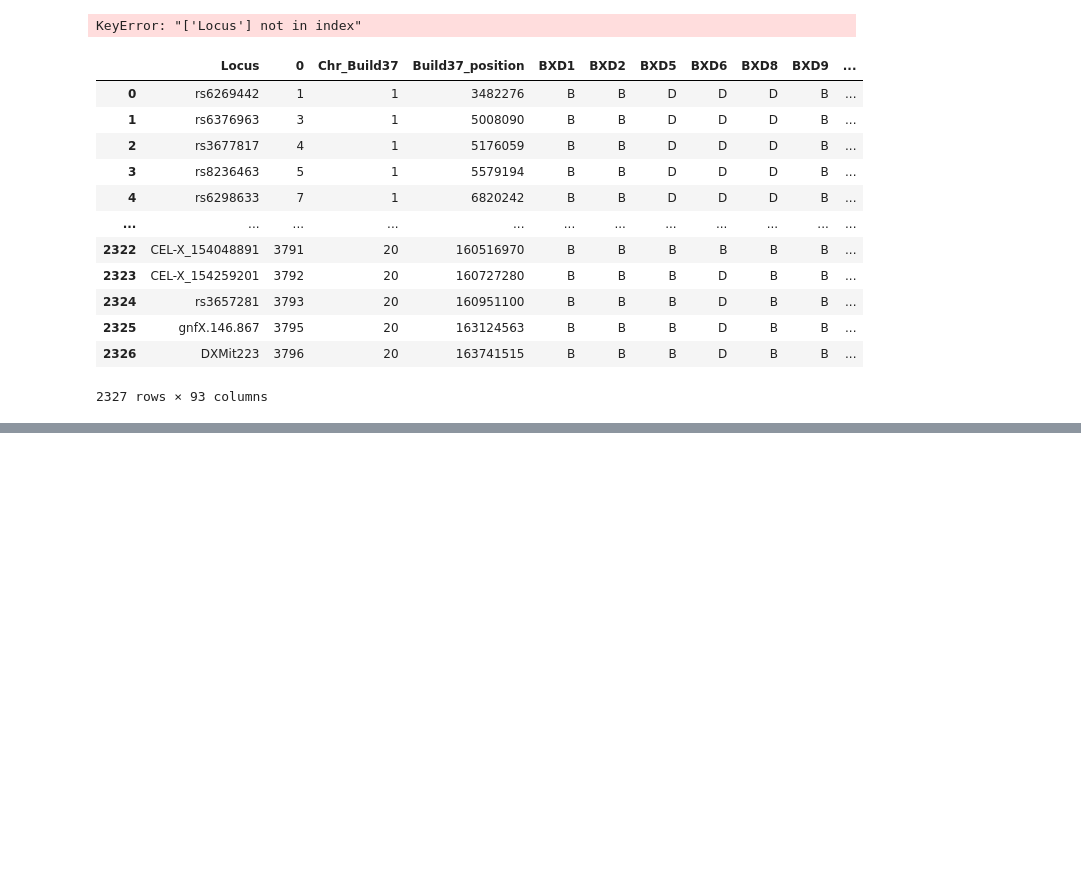
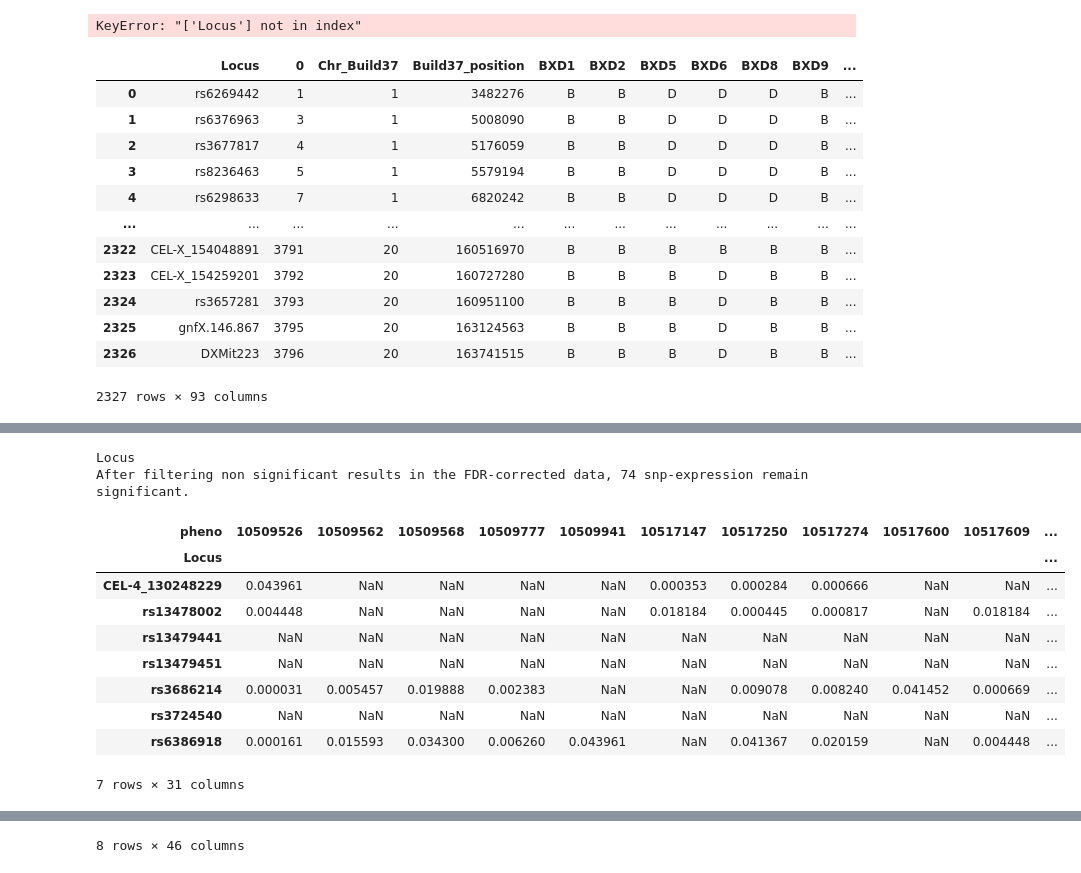
Before and after one commit to guyshur/system_genetics, a Jupyter notebook: drors_work.ipynb, the cells around one changed output, grey strips where cells are left out. Saved outputs shown, nothing was run; the diff lists cells and outputs as text; code cells hidden in the pictures; blank space fills up the shorter version.

```diff
--- a/drors_work.ipynb
+++ b/drors_work.ipynb
@@ -362,0 +425,12 @@ def regress(x, y):
+# %%
+
+qtl_fdr = qtl.copy()
+multiple_test_correction(qtl_fdr)
+
+is_significant = qtl_fdr <= 0.05
+
+reduced_qtl = qtl_fdr[is_significant].dropna(axis = 1, how='all').dropna(axis = 0, how='all')
+num_significant_qtls = reduced_qtl.notna().sum().sum()
+
+print(f"After filtering non significant QTLs in the FDR-corrected data, {num_significant_qtls} snp-traits remain significant.")
+display(reduced_qtl)
@@ -362,0 +461,67 @@ def regress(x, y):
+# %%
+# Get indices of significant locis
+sig_qtl_snps = list(reduced_qtl.index)
+
+# Refilter eqtl data, based on these loci
+non_fdr_hypo_eqtl = pd.read_pickle('/Users/d_private/_git/system_genetics/bin/hypothalamus_eqtl.pkl')
+non_fdr_liver_eqtl = pd.read_pickle('/Users/d_private/_git/system_genetics/bin/liver_eqtl.pkl')
+
+
+
+
+# display(non_fdr_hypo_eqtl.loc[sig_qtl_snps, :])
+
+qtl_filt_hypo_eqtl = non_fdr_hypo_eqtl.loc[sig_qtl_snps, :]
+qtl_filt_liver_eqtl = non_fdr_liver_eqtl.loc[sig_qtl_snps, :]
+
+
+# FDR analysis
+# Hypothalamus eqtl data
+qtl_eqtl_hypo_fdr_corrected = fdr_analysis(qtl_filt_hypo_eqtl)
+is_significant = qtl_eqtl_hypo_fdr_corrected <= 0.05
+
+res = qtl_eqtl_hypo_fdr_corrected[is_significant].dropna(axis = 1, how='all').dropna(axis = 0, how='all')
+num_sig_hypo = res.notna().sum().sum()
+
+print(f"After filtering non significant eqtls, {num_sig} snp-expression remain significant.")
+display(res)
+
+# Liver eqtl data
+qtl_eqtl_liver_fdr_corrected = fdr_analysis(qtl_filt_liver_eqtl)
+is_significant = qtl_eqtl_liver_fdr_corrected <= 0.05
+
+res = qtl_eqtl_liver_fdr_corrected[is_significant].dropna(axis = 1, how='all').dropna(axis = 0, how='all')
+num_sig_liver = res.notna().sum().sum()
+print(f"After filtering non significant results in the FDR-corrected data, {num_sig} snp-expression remain significant.")
+display(res)
+
+
+
+# multiple_test_correction(qtl_filt_hypo_eqtl)
+# hypothalamus_significant: pd.DataFrame = qtl_filt_hypo_eqtl <= 0.05
+
+# print('number of hypothalamus eQTLs: {}'.format(hypothalamus_significant.stack().value_counts()[True]))
+# filter_genes_without_associations(qtl_filt_hypo_eqtl, hypothalamus_significant)
+# num_of_significant_genes = num_significant_genes_per_snp(qtl_filt_hypo_eqtl)
+# plt.hist(num_of_significant_genes,bins=30,label='hypothalamus eQTL distribution',alpha=0.6)
+# plt.show()
+
+
+# multiple_test_correction(qtl_filt_liver_eqtl)
+# display(qtl_filt_hypo_eqtl)
+
+# print("Hypo", (hypo_eqtl.loc[sig_qtl_snps, :] <= 0.05).sum().sum())
+# print("Liver", (liver_eqtl.loc[sig_qtl_snps, :] <= 0.05).sum().sum())
+# %% [output]
+Locus
+After filtering non significant results in the FDR-corrected data, 74 snp-expression remain significant.
+| pheno | 10509526 | 10509562 | 10509568 | 10509777 | 10509941 | 10517147 | 10517250 | 10517274 | 10517600 | 10517609 | ... |
+| Locus |  |  |  |  |  |  |  |  |  |  | ... |
+| CEL-4_130248229 | 0.043961 | NaN | NaN | NaN | NaN | 0.000353 | 0.000284 | 0.000666 | NaN | NaN | ... |
+| rs13478002 | 0.004448 | NaN | NaN | NaN | NaN | 0.018184 | 0.000445 | 0.000817 | NaN | 0.018184 | ... |
+| rs13479441 | NaN | NaN | NaN | NaN | NaN | NaN | NaN | NaN | NaN | NaN | ... |
+| rs13479451 | NaN | NaN | NaN | NaN | NaN | NaN | NaN | NaN | NaN | NaN | ... |
+| rs3686214 | 0.000031 | 0.005457 | 0.019888 | 0.002383 | NaN | NaN | 0.009078 | 0.008240 | 0.041452 | 0.000669 | ... |
+| rs3724540 | NaN | NaN | NaN | NaN | NaN | NaN | NaN | NaN | NaN | NaN | ... |
+| rs6386918 | 0.000161 | 0.015593 | 0.034300 | 0.006260 | 0.043961 | NaN | 0.041367 | 0.020159 | NaN | 0.004448 | ... |
+7 rows × 31 columns
@@ -362,0 +540 @@ def regress(x, y):
+8 rows × 46 columns
```
Also changed, not shown: parts of 23 cells of this notebook, 1 other file.
